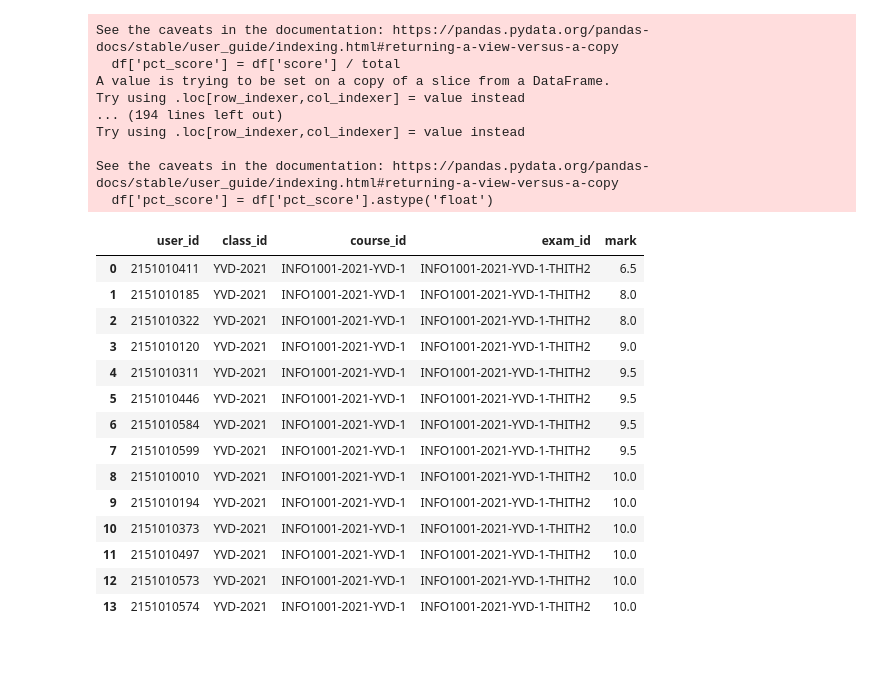
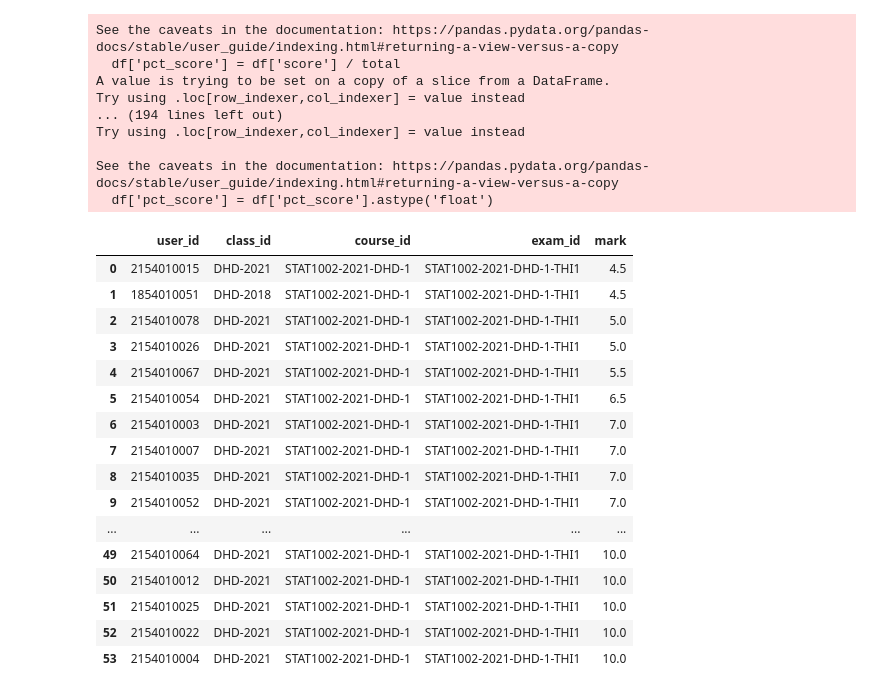
Before and after one commit to pham-k/xu-ly-diem, a Jupyter notebook: notebook/all_res.ipynb, the cells around one changed output. Drawn from its saved outputs; the diff is of its cells as text; code cells hidden in the pictures; blank space fills up the shorter version.

Commit message:
Add STAT1002-2021-DDXN-1-THI1, STAT1002-2021-DHD-1-THI1

```diff
--- a/notebook/all_res.ipynb
+++ b/notebook/all_res.ipynb
@@ -821,11 +821,11 @@ res = (
 # %%
 PATH_RCC1 = '../data/2021/response/STAT1002-2021-DHD-1-CC1 (Responses).xlsx'
 PATH_RQT1 = '../data/2021/response/STAT1002-2021-DHD-1-QT1 (Responses).xlsx'
-# PATH_RTHI1 = '../data/2021/response/STAT1002-2021-DHD-1-THI1 (Responses).xlsx'
+PATH_RTHI1 = '../data/2021/response/STAT1002-2021-DHD-1-THI1 (Responses).xlsx'
 
 rcc1 = util.parse_response(PATH_RCC1)
 rqt1 = util.parse_response(PATH_RQT1)
-# rthi1 = util.parse_response(PATH_RTHI1)
+rthi1 = util.parse_response(PATH_RTHI1)
 
 
 #fix
@@ -834,27 +834,27 @@ rqt1.loc[rqt1.user_id == '2154010014', 'user_id'] = '2154010013'  # hoang le ngo
 
 rcc1['course_id'] = 'STAT1002-2021-DHD-1'
 rqt1['course_id'] = 'STAT1002-2021-DHD-1'
-# rthi1['course_id'] = 'STAT1002-2021-DHD-1'
+rthi1['course_id'] = 'STAT1002-2021-DHD-1'
 
 
 cc1 = mh.get_mark(rcc1, cutpoint, total=25, exam_id='STAT1002-2021-DHD-1-CC1')
 qt1 = mh.get_mark(rqt1, cutpoint, total=20, exam_id='STAT1002-2021-DHD-1-QT1')
-# thi1 = mh.get_mark(rthilt1, cutpoint, total=50, exam_id='STAT1002-2021-DHD-1-THI1')
+thi1 = mh.get_mark(rthi1, cutpoint, total=50, exam_id='STAT1002-2021-DHD-1-THI1')
 
 res = (
     res
     .append(cc1)
     .append(qt1)
-    # .append(thi1)
+    .append(thi1)
     )
 # %%
 PATH_RCC1 = '../data/2021/response/STAT1002-2021-XN-1-CC1 (Responses).xlsx'
 PATH_RQT1 = '../data/2021/response/STAT1002-2021-XN-1-QT1 (Responses).xlsx'
-# # PATH_RTHI1 = '../data/2021/response/STAT1002-2021-XN-1-THI1 (Responses).xlsx'
+PATH_RTHI1 = '../data/2021/response/STAT1002-2021-XN-1-THI1 (Responses).xlsx'
 
 rcc1 = util.parse_response(PATH_RCC1)
 rqt1 = util.parse_response(PATH_RQT1)
-# # rthi1 = util.parse_response(PATH_RTHI1)
+rthi1 = util.parse_response(PATH_RTHI1)
 
 
 # #fix
@@ -862,46 +862,47 @@ rqt1 = util.parse_response(PATH_RQT1)
 
 rcc1['course_id'] = 'STAT1002-2021-XN-1'
 rqt1['course_id'] = 'STAT1002-2021-XN-1'
-# # rthi1['course_id'] = 'STAT1001-2021-XN-2'
+rthi1['course_id'] = 'STAT1002-2021-XN-1'
 
 
 cc1 = mh.get_mark(rcc1, cutpoint, total=25, exam_id='STAT1002-2021-XN-1-CC1')
 qt1 = mh.get_mark(rqt1, cutpoint, total=20, exam_id='STAT1002-2021-XN-1-QT1')
-# # thi1 = mh.get_mark(rthilt1, cutpoint, total=50, exam_id='STAT1002-2021-XN-1-THI1')
+thi1 = mh.get_mark(rthi1, cutpoint, total=50, exam_id='STAT1002-2021-DDXN-1-THI1')
 
 res = (
     res
     .append(cc1)
     .append(qt1)
-#     # .append(thi1)
+    .append(thi1)
     )
 # %%
 PATH_RCC1 = '../data/2021/response/STAT1003-2021-KT-2-CC1 (Responses).xlsx'
 PATH_RQT1 = '../data/2021/response/STAT1003-2021-KT-2-QT1 (Responses).xlsx'
-# # PATH_RTHI1 = '../data/2021/response/STAT1002-2021-XN-1-THI1 (Responses).xlsx'
+PATH_RTHI1 = '../data/2021/response/STAT1003-2021-KT-2-THI1 (Responses).xlsx'
 
 rcc1 = util.parse_response(PATH_RCC1)
 rqt1 = util.parse_response(PATH_RQT1)
-# # rthi1 = util.parse_response(PATH_RTHI1)
+rthi1 = util.parse_response(PATH_RTHI1)
 
 
 # #fix
+rthi1.loc[rthi1.user_id == '2056020026', 'class_id'] = 'KT-2020'  # nguyen ho duy phuong, sai lop
 
 
 rcc1['course_id'] = 'STAT1003-2021-KT-2'
 rqt1['course_id'] = 'STAT1003-2021-KT-2'
-# # rthi1['course_id'] = 'STAT1003-2021-KT-2'
+rthi1['course_id'] = 'STAT1003-2021-KT-2'
 
 
 cc1 = mh.get_mark(rcc1, cutpoint, total=25, exam_id='STAT1003-2021-KT-2-CC1')
 qt1 = mh.get_mark(rqt1, cutpoint, total=20, exam_id='STAT1003-2021-KT-2-QT1')
-# # thi1 = mh.get_mark(rthilt1, cutpoint, total=50, exam_id='STAT1003-2021-KT-2-THI1')
+thi1 = mh.get_mark(rthi1, cutpoint, total=50, exam_id='STAT1003-2021-KT-2-THI1')
 
 res = (
     res
     .append(cc1)
     .append(qt1)
-#     # .append(thi1)
+    .append(thi1)
     )
 # %%
 PATH_MTHI1 = '../data/2021/response/mark-STAT1004-2021-YT-3.csv'
@@ -910,33 +911,35 @@ foo = pd.read_csv(PATH_MTHI1, dtype={'user_id': 'str'})
 res = res.append(foo)
 # %%
 # res
-# res.query('user_id == "1857010017"')
+# res.query('user_id == "2056020026"')
 # res.query('name == "TRẦN ÁNH NGỌC"')
 # res.query('course_id == "INFO1001-2021-YVD-1"')
 # res.query('course_id == "STAT1001-2021-YT-1" and class_id != "YT-2021"')
 # res.loc[(res['course_id'] == "INFO1001-2021-YVD-1") & (res['class_id'] != "YVD-2021"), 'class_id'] = 'YVD-2021'
-res.query('exam_id == "INFO1001-2021-YVD-1-THITH2"')
+res.query('exam_id == "STAT1002-2021-DHD-1-THI1"')
 # res.query('exam_id == "INFO1001-2021-DD-1-CC3" and user_id == "215301014"')
-# res.query('course_id == "STAT1001-2021-KX-2" and exam_id == "STAT1001-2021-KX-2-CC2"')
+# res.query('course_id == "STAT1002-2021-XN-1" and exam_id == "STAT1002-2021-DDXN-1-THI1"')
 # res.query('course_id == "INFO1001-2021-DD-1" and class_id == "dd-2020"')
 # res.query('exam_id == "INFO1001-2021-DHD-1-THITH1"')
 # rcc2
 # %% [output]
 |  | user_id | class_id | course_id | exam_id | mark |
-| 0 | 2151010411 | YVD-2021 | INFO1001-2021-YVD-1 | INFO1001-2021-YVD-1-THITH2 | 6.5 |
-| 1 | 2151010185 | YVD-2021 | INFO1001-2021-YVD-1 | INFO1001-2021-YVD-1-THITH2 | 8.0 |
-| 2 | 2151010322 | YVD-2021 | INFO1001-2021-YVD-1 | INFO1001-2021-YVD-1-THITH2 | 8.0 |
-| 3 | 2151010120 | YVD-2021 | INFO1001-2021-YVD-1 | INFO1001-2021-YVD-1-THITH2 | 9.0 |
-| 4 | 2151010311 | YVD-2021 | INFO1001-2021-YVD-1 | INFO1001-2021-YVD-1-THITH2 | 9.5 |
-| 5 | 2151010446 | YVD-2021 | INFO1001-2021-YVD-1 | INFO1001-2021-YVD-1-THITH2 | 9.5 |
-| 6 | 2151010584 | YVD-2021 | INFO1001-2021-YVD-1 | INFO1001-2021-YVD-1-THITH2 | 9.5 |
-| 7 | 2151010599 | YVD-2021 | INFO1001-2021-YVD-1 | INFO1001-2021-YVD-1-THITH2 | 9.5 |
-| 8 | 2151010010 | YVD-2021 | INFO1001-2021-YVD-1 | INFO1001-2021-YVD-1-THITH2 | 10.0 |
-| 9 | 2151010194 | YVD-2021 | INFO1001-2021-YVD-1 | INFO1001-2021-YVD-1-THITH2 | 10.0 |
-| 10 | 2151010373 | YVD-2021 | INFO1001-2021-YVD-1 | INFO1001-2021-YVD-1-THITH2 | 10.0 |
-| 11 | 2151010497 | YVD-2021 | INFO1001-2021-YVD-1 | INFO1001-2021-YVD-1-THITH2 | 10.0 |
-| 12 | 2151010573 | YVD-2021 | INFO1001-2021-YVD-1 | INFO1001-2021-YVD-1-THITH2 | 10.0 |
-| 13 | 2151010574 | YVD-2021 | INFO1001-2021-YVD-1 | INFO1001-2021-YVD-1-THITH2 | 10.0 |
+| 0 | 2154010015 | DHD-2021 | STAT1002-2021-DHD-1 | STAT1002-2021-DHD-1-THI1 | 4.5 |
+| 1 | 1854010051 | DHD-2018 | STAT1002-2021-DHD-1 | STAT1002-2021-DHD-1-THI1 | 4.5 |
+| 2 | 2154010078 | DHD-2021 | STAT1002-2021-DHD-1 | STAT1002-2021-DHD-1-THI1 | 5.0 |
+| 3 | 2154010026 | DHD-2021 | STAT1002-2021-DHD-1 | STAT1002-2021-DHD-1-THI1 | 5.0 |
+| 4 | 2154010067 | DHD-2021 | STAT1002-2021-DHD-1 | STAT1002-2021-DHD-1-THI1 | 5.5 |
+| 5 | 2154010054 | DHD-2021 | STAT1002-2021-DHD-1 | STAT1002-2021-DHD-1-THI1 | 6.5 |
+| 6 | 2154010003 | DHD-2021 | STAT1002-2021-DHD-1 | STAT1002-2021-DHD-1-THI1 | 7.0 |
+| 7 | 2154010007 | DHD-2021 | STAT1002-2021-DHD-1 | STAT1002-2021-DHD-1-THI1 | 7.0 |
+| 8 | 2154010035 | DHD-2021 | STAT1002-2021-DHD-1 | STAT1002-2021-DHD-1-THI1 | 7.0 |
+| 9 | 2154010052 | DHD-2021 | STAT1002-2021-DHD-1 | STAT1002-2021-DHD-1-THI1 | 7.0 |
+| ... | ... | ... | ... | ... | ... |
+| 49 | 2154010064 | DHD-2021 | STAT1002-2021-DHD-1 | STAT1002-2021-DHD-1-THI1 | 10.0 |
+| 50 | 2154010012 | DHD-2021 | STAT1002-2021-DHD-1 | STAT1002-2021-DHD-1-THI1 | 10.0 |
+| 51 | 2154010025 | DHD-2021 | STAT1002-2021-DHD-1 | STAT1002-2021-DHD-1-THI1 | 10.0 |
+| 52 | 2154010022 | DHD-2021 | STAT1002-2021-DHD-1 | STAT1002-2021-DHD-1-THI1 | 10.0 |
+| 53 | 2154010004 | DHD-2021 | STAT1002-2021-DHD-1 | STAT1002-2021-DHD-1-THI1 | 10.0 |
 # %%
 # current_date = pd.Timestamp.now().date().__str__()
 res.to_csv(f'../data/2021/response/all-response.csv', index=False)
```
Also changed, not shown: parts of 1 cell of this notebook, 3 other files.
